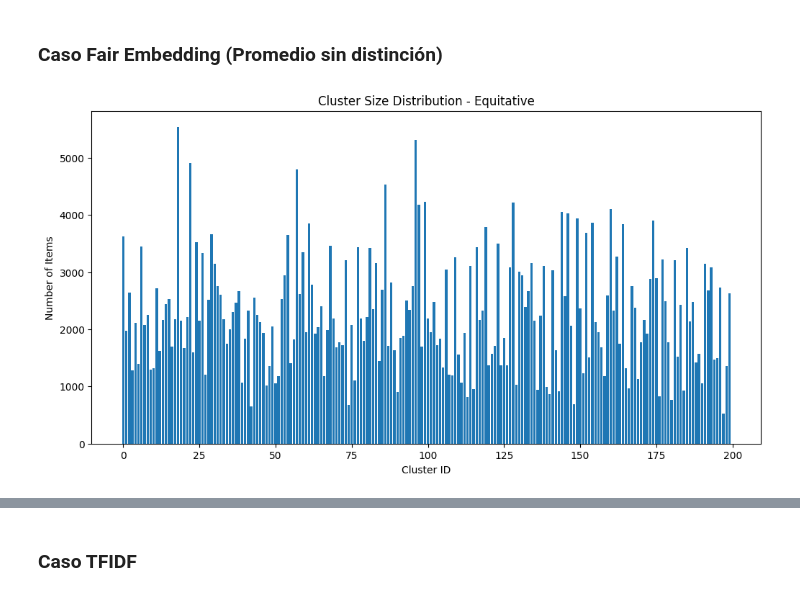
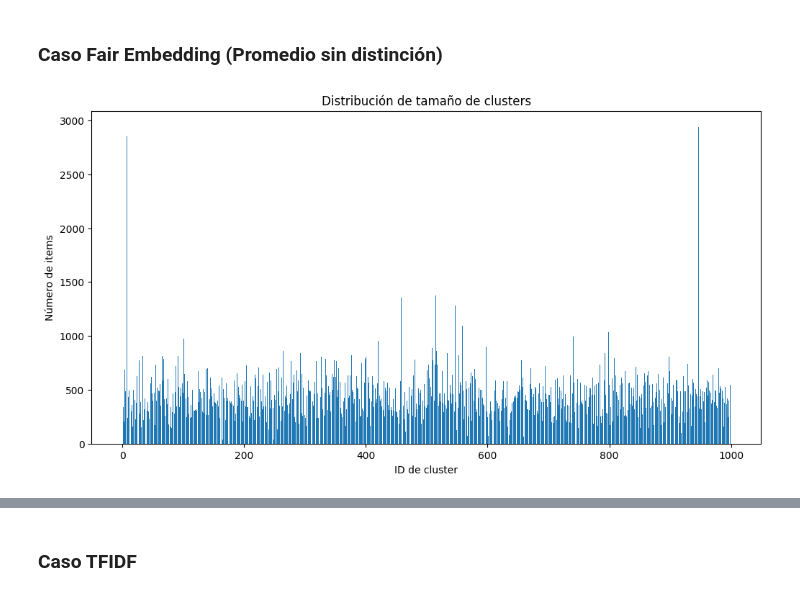
Before and after one commit to UIdealist/products-viability-analysis, a Jupyter notebook: src/gold/clusterization/clusterize_encodings.ipynb, the cells around one changed output, grey strips where cells are left out. Saved outputs shown, nothing was run; the diff lists cells and outputs as text; code cells hidden in the pictures.

```diff
--- a/src/gold/clusterization/clusterize_encodings.ipynb
+++ b/src/gold/clusterization/clusterize_encodings.ipynb
@@ -109,16 +108,16 @@ if REGENERATE_INTERMEDIATE_TABLES:
 model = KMeansModel.load(spark_utils.path('kmeans_model', catalog = GOLD_SCHEMA_CLUSTER))
 # %%
 if REGENERATE_INTERMEDIATE_TABLES:
-    meta_items_clustered_equi = model.transform(df_vectorized)
+    kmeans_meta_items_clustered_equi = model.transform(df_items_features)
     (
-        meta_items_clustered_equi.write
+        kmeans_meta_items_clustered_equi.write
             .format('delta')
             .mode('overwrite')
-            .save(spark_utils.path('meta_items_embeddings_equi_clustered', catalog = GOLD_SCHEMA_CLUSTER))
+            .save(spark_utils.path('kmeans_meta_items_clustered_equi', catalog = GOLD_SCHEMA_CLUSTER))
     )
 
-meta_items_clustered_equi = spark.read.format('delta').load(spark_utils.path(
-    'meta_items_embeddings_equi_clustered', catalog = GOLD_SCHEMA_CLUSTER
+kmeans_meta_items_clustered_equi = spark.read.format('delta').load(spark_utils.path(
+    'kmeans_meta_items_clustered_equi', catalog = GOLD_SCHEMA_CLUSTER
 ))
 # %% [markdown]
 ### Caso TFIDF
@@ -164,12 +158,0 @@ avg_encoded_split_with_embeddings_counts_equi = (
-# %%
-plt.figure(figsize=(12, 6))
-plt.bar(
-    avg_encoded_split_with_embeddings_counts_equi['cluster'],
-    avg_encoded_split_with_embeddings_counts_equi['count']
-)
-plt.title('Cluster Size Distribution - Equitative')
-plt.xlabel('Cluster ID')
-plt.ylabel('Number of Items')
-plt.show()
-# %% [output]
-[figure, removed]
@@ -184,0 +159,6 @@ silhouette_score_equi = evaluator.evaluate(meta_items_clustered_equi)
+# %%
+plot_cluster_distribution(
+    kmeans_meta_items_clustered_equi, 'cluster'
+)
+# %% [output]
+[figure, added]
```
Also changed, not shown: parts of 50 cells of this notebook, 25 other files.
